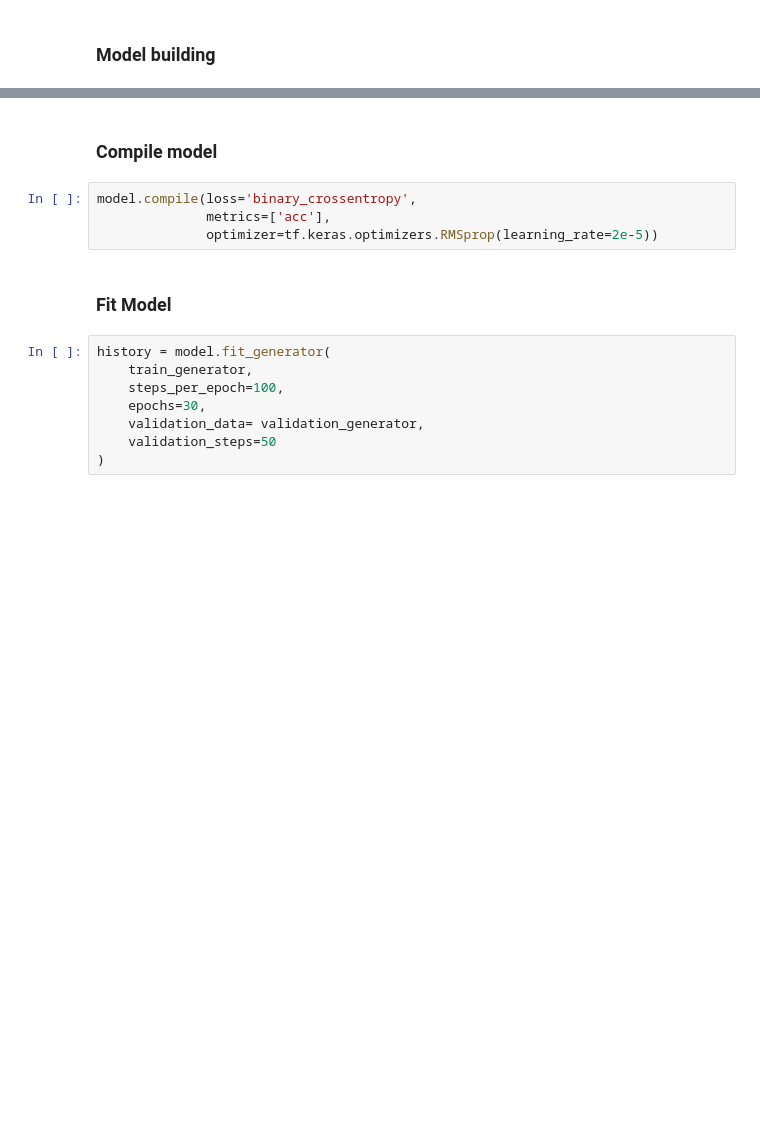
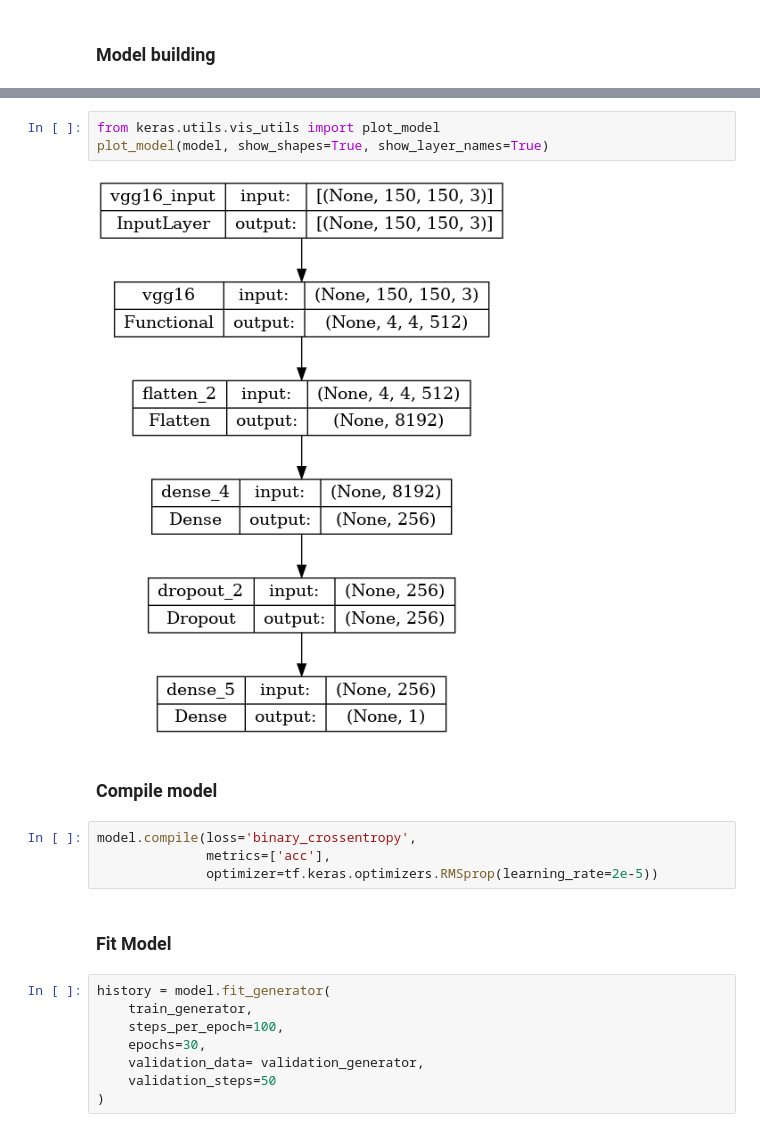
Before and after one commit to schneialexan/deep-learning, a Jupyter notebook: Hausaufgaben/Blatt 3/helper/7_Fine_Tuning.ipynb, the cells around one changed output, grey strips where cells are left out. Saved outputs shown, nothing was run; the diff lists cells and outputs as text; blank space fills up the shorter version.

```diff
--- a/Hausaufgaben/Blatt 3/helper/7_Fine_Tuning.ipynb
+++ b/Hausaufgaben/Blatt 3/helper/7_Fine_Tuning.ipynb
@@ -112,3 +125,8 @@ model.add(tf.keras.layers.Dense(1, activation='sigmoid'))
+# %%
+from keras.utils.vis_utils import plot_model
+plot_model(model, show_shapes=True, show_layer_names=True)
+# %% [output]
+[figure, added]
 # %% [markdown]
 ### Compile model
 # %%
```
Also changed, not shown: parts of 5 cells of this notebook, 4 other files.
